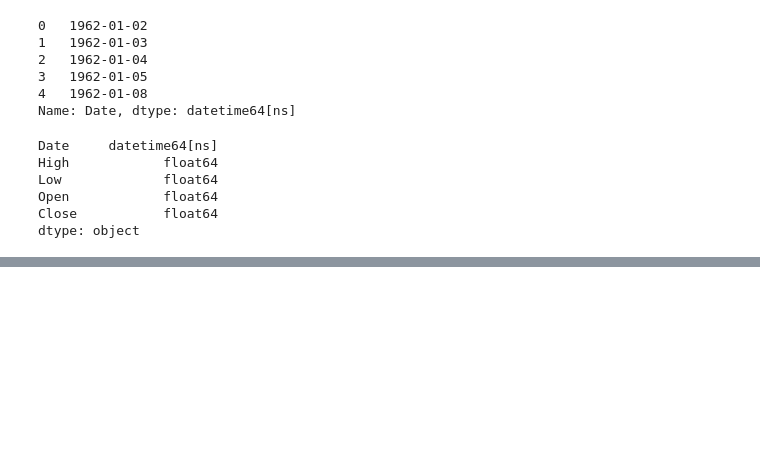
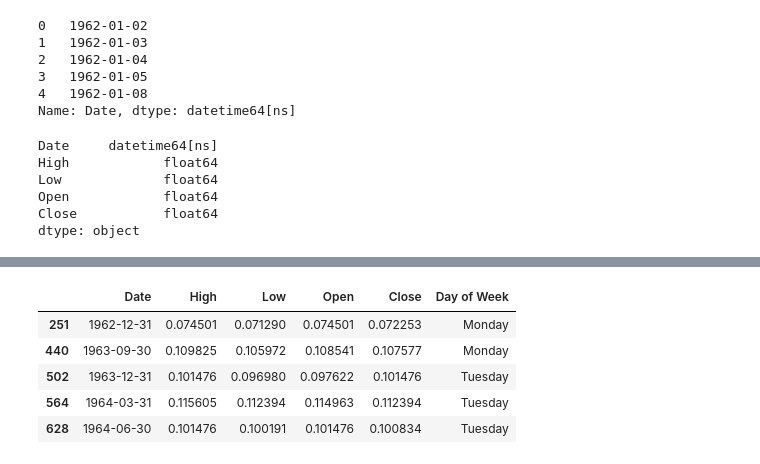
Before and after one commit to ljyGmail/pandas_in_action, a Jupyter notebook: ch11_working_with_dates_and_times.ipynb, the cells around one changed output, grey strips where cells are left out. Saved outputs shown, nothing was run; the diff lists cells and outputs as text; code cells hidden in the pictures; blank space fills up the shorter version.

```diff
--- a/ch11_working_with_dates_and_times.ipynb
+++ b/ch11_working_with_dates_and_times.ipynb
@@ -269,0 +363,9 @@ dtype: object
+# %%
+disney[disney["Date"].dt.is_quarter_end].head()
+# %% [output]
+|  | Date | High | Low | Open | Close | Day of Week |
+| 251 | 1962-12-31 | 0.074501 | 0.071290 | 0.074501 | 0.072253 | Monday |
+| 440 | 1963-09-30 | 0.109825 | 0.105972 | 0.108541 | 0.107577 | Monday |
+| 502 | 1963-12-31 | 0.101476 | 0.096980 | 0.097622 | 0.101476 | Tuesday |
+| 564 | 1964-03-31 | 0.115605 | 0.112394 | 0.114963 | 0.112394 | Tuesday |
+| 628 | 1964-06-30 | 0.101476 | 0.100191 | 0.101476 | 0.100834 | Tuesday |
```
Also changed, not shown: parts of 18 cells of this notebook.
